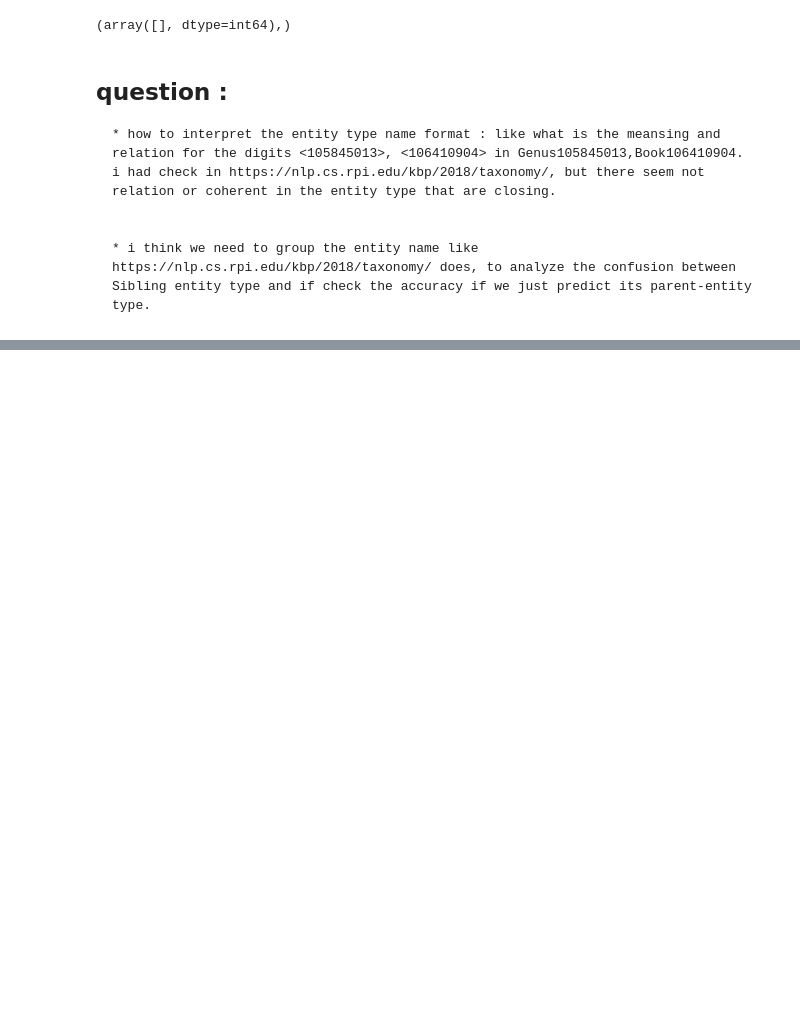
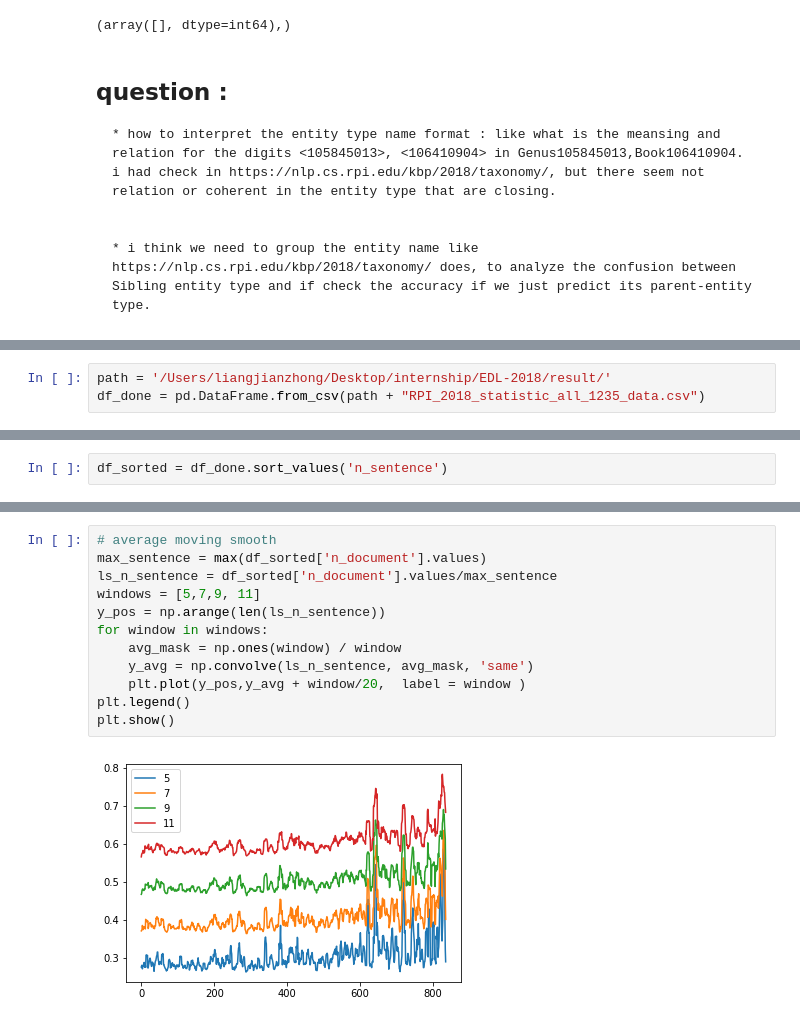
Before and after one commit to JZ-LIANG/EDL-2018, a Jupyter notebook: result/data_analysis_completed.ipynb, the cells around one changed output, grey strips where cells are left out. Cells and saved outputs as stored; diff of their text form; blank space fills up the shorter version.

```diff
--- a/result/data_analysis_completed.ipynb
+++ b/result/data_analysis_completed.ipynb
@@ -372,0 +392,3 @@ plt.show()
+# %%
+path = '/Users/liangjianzhong/Desktop/internship/EDL-2018/result/'
+df_done = pd.DataFrame.from_csv(path + "RPI_2018_statistic_all_1235_data.csv")
@@ -372,0 +431,2 @@ plt.show()
+# %%
+df_sorted = df_done.sort_values('n_sentence')
@@ -372,0 +572,14 @@ plt.show()
+# %%
+# average moving smooth
+max_sentence = max(df_sorted['n_document'].values)
+ls_n_sentence = df_sorted['n_document'].values/max_sentence
+windows = [5,7,9, 11]
+y_pos = np.arange(len(ls_n_sentence))
+for window in windows:
+    avg_mask = np.ones(window) / window
+    y_avg = np.convolve(ls_n_sentence, avg_mask, 'same')
+    plt.plot(y_pos,y_avg + window/20,  label = window )
+plt.legend()
+plt.show()
+# %% [output]
+[figure, added]
```
Also changed, not shown: parts of 13 cells of this notebook, 16 other files.
